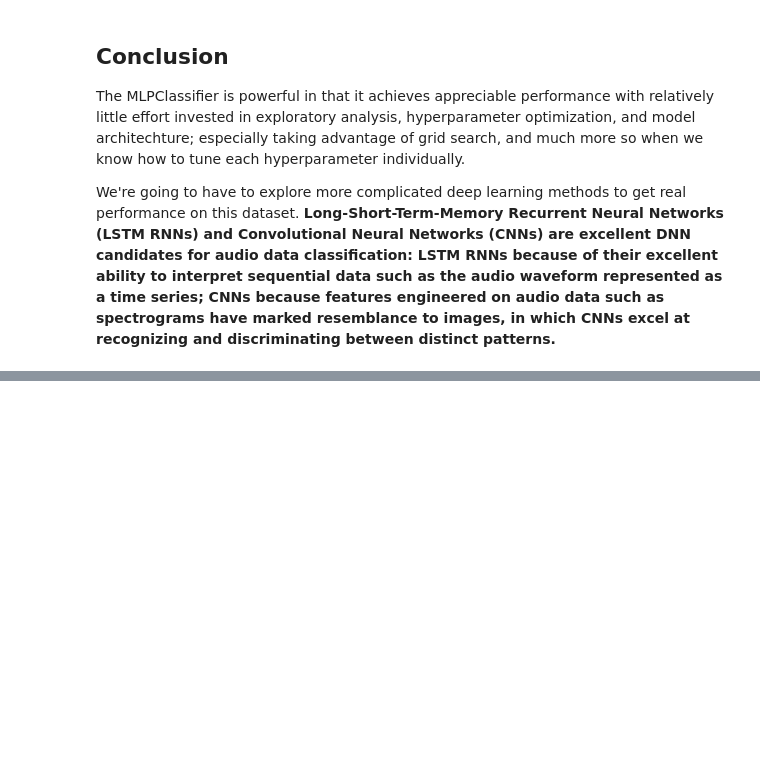
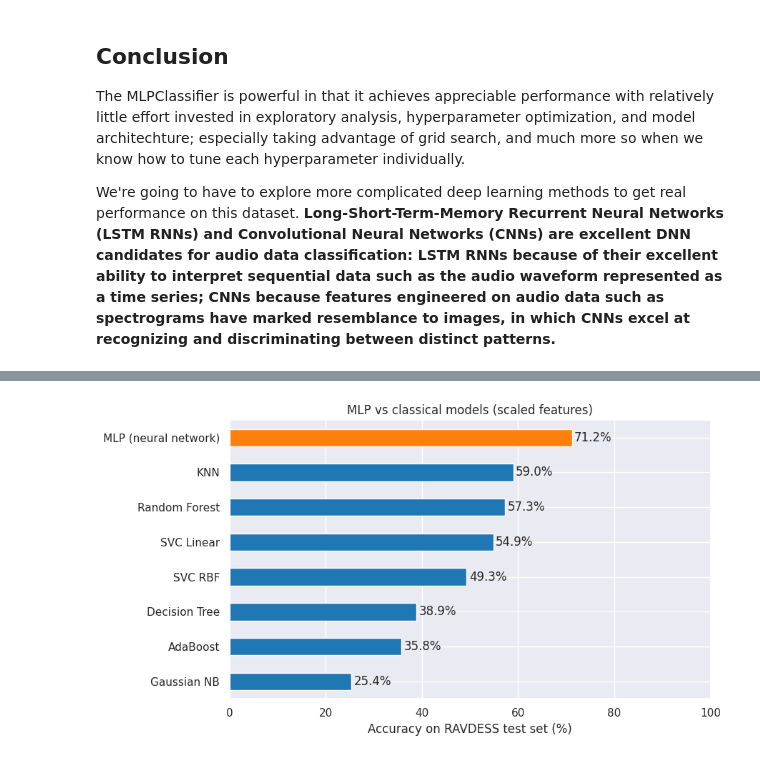
Before and after one commit to aalyssatao/Week4-NeuralNetworks, a Jupyter notebook: Week4__Neural_Networks.ipynb, the cells around one changed output, grey strips where cells are left out. Cells and saved outputs as stored; diff of their text form; code cells hidden in the pictures; blank space fills up the shorter version.

```diff
--- a/Week4__Neural_Networks.ipynb
+++ b/Week4__Neural_Networks.ipynb
@@ -816,0 +869,18 @@ We're going to have to explore more complicated deep learning methods to get rea
+# %%
+classical = {'KNN': 59.03, 'Random Forest': 57.29, 'SVC Linear': 54.86, 'SVC RBF': 49.31,
+             'Decision Tree': 38.89, 'AdaBoost': 35.76, 'Gaussian NB': 25.35}
+acc = pd.Series({'MLP (neural network)': results.loc['Accuracy', 'RAVDESS test'] * 100,
+                 **classical}).sort_values()
+colors = ['tab:orange' if 'MLP' in n else 'tab:blue' for n in acc.index]
+
+plt.figure(figsize=(9, 5))
+ax = acc.plot(kind='barh', color=colors)
+for i, v in enumerate(acc):
+    ax.text(v + 0.5, i, f'{v:.1f}%', va='center')
+plt.xlabel('Accuracy on RAVDESS test set (%)'); plt.xlim(0, 100)
+plt.title('MLP vs classical models (scaled features)')
+plt.tight_layout()
+plt.savefig('mlp_vs_classical.png', dpi=200)
+plt.show()
+# %% [output]
+[figure, added]
```
Also changed, not shown: parts of 22 cells of this notebook.
